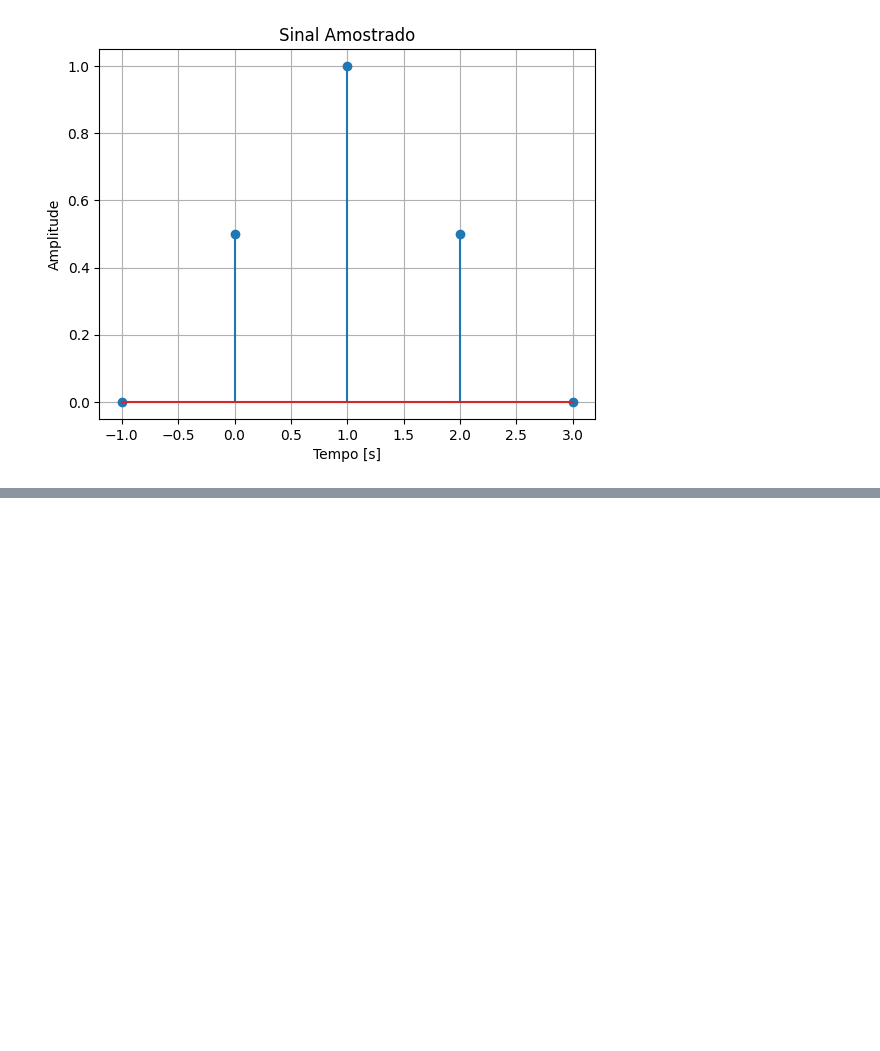
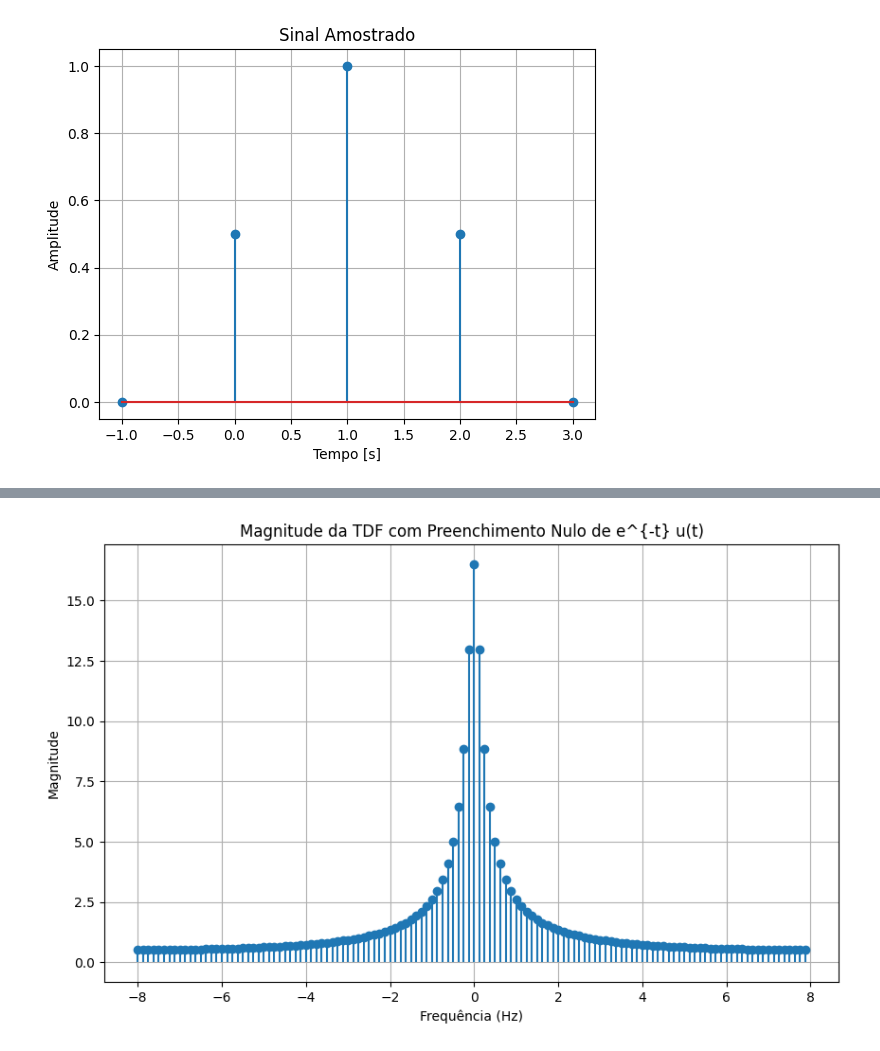
Before and after one commit to leopcortes/unb, a Jupyter notebook: sstd/nyquist.ipynb, the cells around one changed output, grey strips where cells are left out. Cells and saved outputs as stored; diff of their text form; code cells hidden in the pictures; blank space fills up the shorter version.

```diff
--- a/sstd/nyquist.ipynb
+++ b/sstd/nyquist.ipynb
@@ -119,0 +181,18 @@ plt.show()
+# %%
+N_padded = 128
+x_padded = np.pad(x, (0, N_padded - len(x)), 'constant')
+
+# Calcular a TDF do vetor com preenchimento nulo
+X_padded = np.fft.fft(x_padded)
+frequencies_padded = np.fft.fftfreq(N_padded, T_s)
+
+# Plotar a magnitude da TDF com preenchimento nulo
+plt.figure(figsize=(10, 6))
+plt.stem(frequencies_padded, np.abs(X_padded), basefmt=" ", use_line_collection=True)
+plt.xlabel('Frequência (Hz)')
+plt.ylabel('Magnitude')
+plt.title('Magnitude da TDF com Preenchimento Nulo de e^{-t} u(t)')
+plt.grid()
+plt.show()
+# %% [output]
+[figure, added]
```
Also changed, not shown: parts of 8 cells of this notebook, 8 other files.
